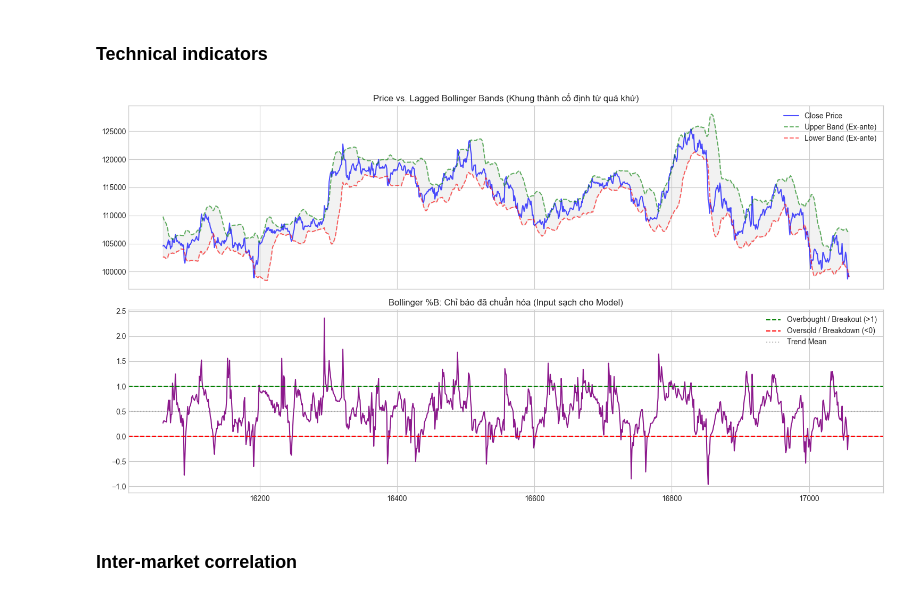
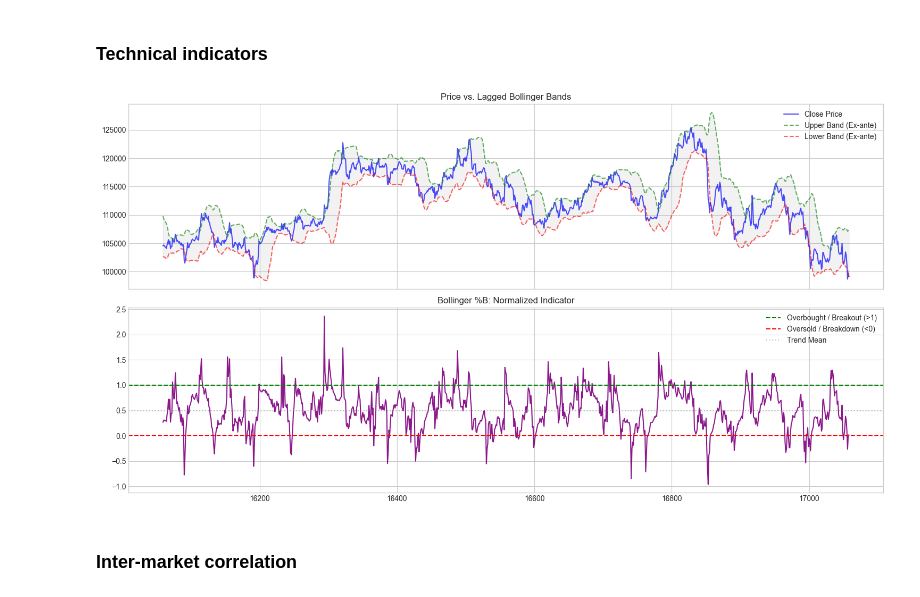
Before and after one commit to hyperformancelabs/crypto-price-forecaster, a Jupyter notebook: processors/feature_engineering.ipynb, the cells around one changed output. Cells and saved outputs as stored; diff of their text form; code cells hidden in the pictures.

```diff
--- a/processors/feature_engineering.ipynb
+++ b/processors/feature_engineering.ipynb
@@ -312,32 +310,30 @@ master_df['bb_width'] = (master_df['bb_upper'] - master_df['bb_lower']) / (ma20_
 # %%
 subset = master_df.iloc[-1000:].copy()
 
 fig, axes = plt.subplots(2, 1, figsize=(15, 8), sharex=True)
 
-# Hình 1: Giá và Bands (Đã shift)
-# Bạn sẽ thấy đôi khi giá vọt ra ngoài Band rõ ràng hơn cách cũ
+# Price and Bands (lagged)
 axes[0].plot(subset.index, subset['BTC_close'], label='Close Price', color='blue', alpha=0.7)
 axes[0].plot(subset.index, subset['bb_upper'], color='green', linestyle='--', alpha=0.6, label='Upper Band (Ex-ante)')
 axes[0].plot(subset.index, subset['bb_lower'], color='red', linestyle='--', alpha=0.6, label='Lower Band (Ex-ante)')
-axes[0].fill_between(subset.index, subset['bb_upper'], subset['bb_lower'], color='gray', alpha=0.1) # Tô màu nền cho đẹp
-axes[0].set_title('Price vs. Lagged Bollinger Bands (Khung thành cố định từ quá khứ)')
+axes[0].fill_between(subset.index, subset['bb_upper'], subset['bb_lower'], color='gray', alpha=0.1)
+axes[0].set_title('Price vs. Lagged Bollinger Bands')
 axes[0].legend()
 
-# Hình 2: %B (Stationary)
+# %B (Stationary)
 axes[1].plot(subset.index, subset['bb_pct_b'], color='purple', alpha=0.9)
-# Vẽ các đường ranh giới quan trọng
 axes[1].axhline(1, color='green', ls='--', label='Overbought / Breakout (>1)')
 axes[1].axhline(0, color='red', ls='--', label='Oversold / Breakdown (<0)')
 axes[1].axhline(0.5, color='gray', ls=':', alpha=0.5, label='Trend Mean')
-axes[1].set_title('Bollinger %B: Chỉ báo đã chuẩn hóa (Input sạch cho Model)')
+axes[1].set_title('Bollinger %B: Normalized Indicator')
 axes[1].legend(loc='upper right')
 
 plt.tight_layout()
 plt.show()
 
 master_df.drop(columns=['bb_upper', 'bb_lower'], inplace=True)
 # %% [output]
-[figure, old version]
+[figure, new version]
 # %%
 final_features.extend(["bb_pct_b", "bb_width"])
 # %% [markdown]
```
Also changed, not shown: parts of 22 cells of this notebook, 5 other files.
